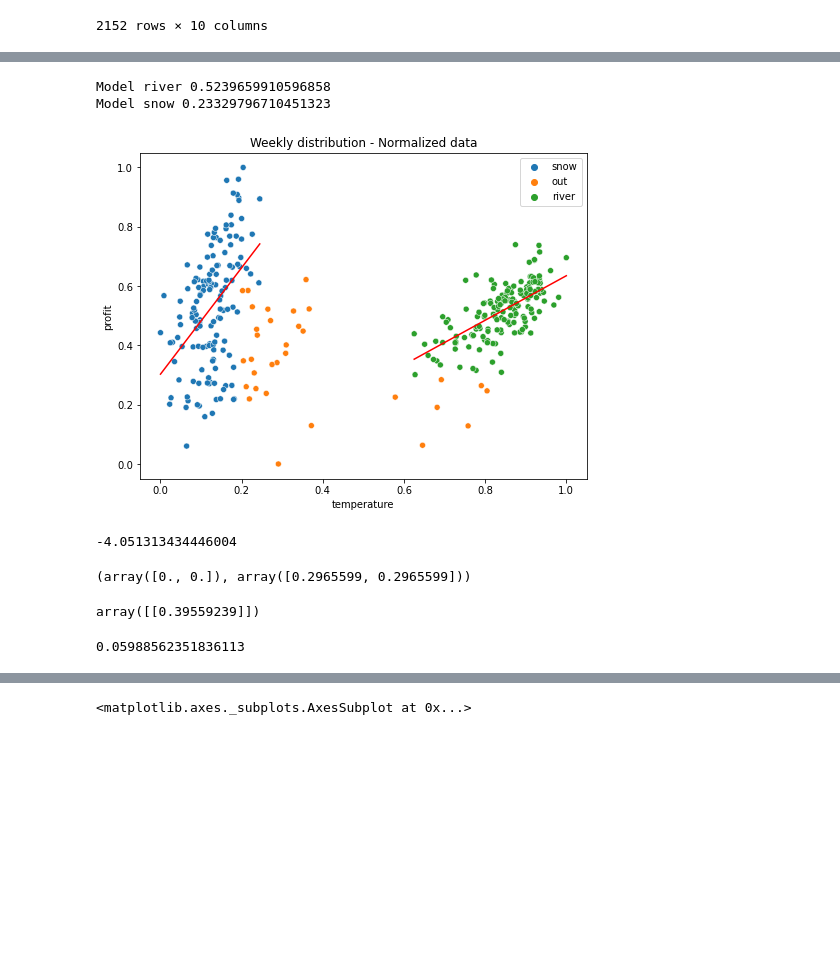
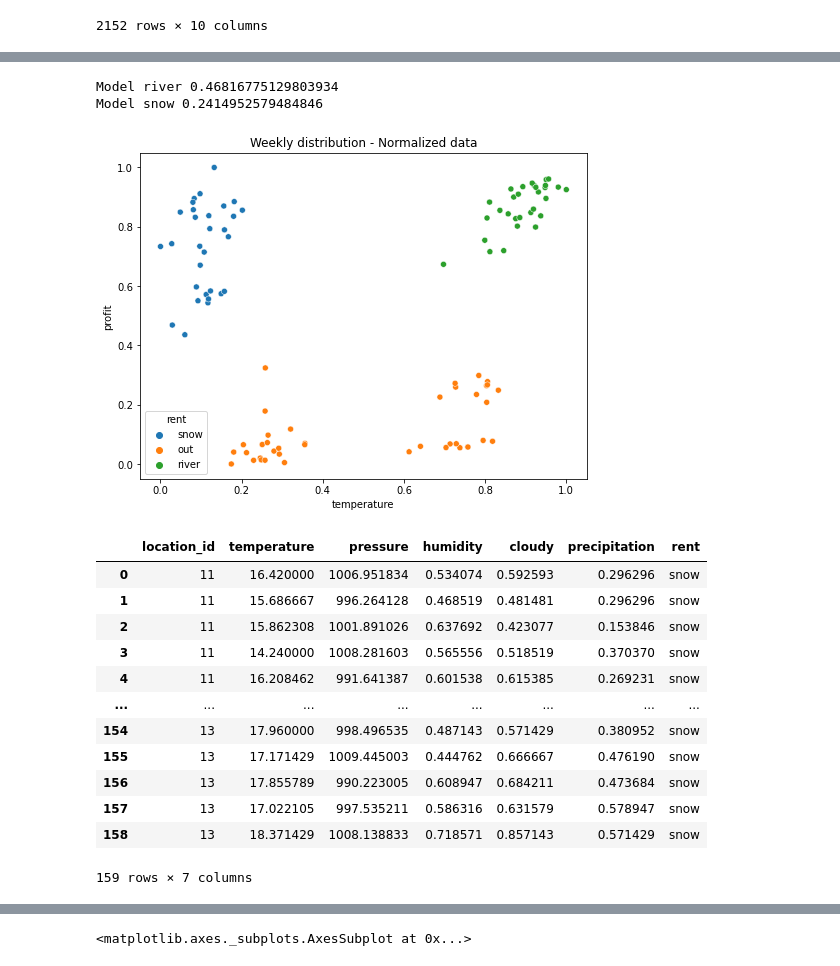
Before and after one commit to gdesousa2/intern-take-home-assessment, a Jupyter notebook: 3m_assessment_gdesousa.ipynb, the cells around one changed output, grey strips where cells are left out. Drawn from its saved outputs; the diff is of its cells as text; code cells hidden in the pictures; blank space fills up the shorter version.

```diff
--- a/3m_assessment_gdesousa.ipynb
+++ b/3m_assessment_gdesousa.ipynb
@@ -52,6 +57,9 @@ df_location = pd.read_csv(PATH+'location_data.csv')
 df_holiday = pd.read_csv(PATH+'holiday_data.csv')
 df_weather = pd.read_csv(PATH+'weather_data.csv').astype({'date':'datetime64[ns]'})
 df_weather['rent'] = df_weather['temperature'].apply(lambda x: 'snow' if x < 32 else 'river')
+df_weather['dayofyear'] = df_weather['date'].dt.dayofyear
+df_weather['weekofyear'] = df_weather['date'].dt.weekofyear
+df_weather['month'] = df_weather['date'].dt.month
 
 # Transactions dataframe
 df_transaction = []
@@ -85,19 +93,22 @@ df_profit = df_profit.dropna()
 # Normalized dataframes & remove NaN
 df_profit_norm_daily = df_profit.copy()
 df_profit_norm_daily = df_profit_norm_daily.dropna()
-df_profit_norm_daily = df_profit_norm_daily.groupby([df_profit_norm_daily['date'].dt.dayofyear, df_profit_norm_daily['location_id']], as_index=False).agg('mean')
+df_profit_norm_daily = df_profit_norm_daily.groupby([df_profit_norm_daily['date'].dt.dayofyear, df_profit_norm_daily['location_id']], as_index=False).\
+    agg({'profit':'sum','dayofyear':'mean','temperature':'mean','pressure':'mean','cloudy':'mean','precipitation':'mean','humidity':'mean','population':'mean','elevation':'mean'})
 df_profit_norm_daily['rent'] = df_profit_norm_daily['temperature'].apply(lambda x: 'snow' if x < 32 else 'river')
 df_profit_norm_daily = normalize(df_profit_norm_daily, ['profit', 'temperature', 'pressure', 'humidity', 'population', 'elevation'], norm='minmax')
 
 df_profit_norm_weekly = df_profit.copy()
 df_profit_norm_weekly = df_profit_norm_weekly.dropna()
-df_profit_norm_weekly = df_profit_norm_weekly.groupby([df_profit_norm_weekly['date'].dt.weekofyear, df_profit_norm_weekly['location_id']], as_index=False).agg('mean')
+df_profit_norm_weekly = df_profit_norm_weekly.groupby([df_profit_norm_weekly['date'].dt.weekofyear, df_profit_norm_weekly['location_id']], as_index=False).\
+    agg({'profit':'sum','weekofyear':'mean','temperature':'mean','pressure':'mean','cloudy':'mean','precipitation':'mean','humidity':'mean','population':'mean','elevation':'mean'})
 df_profit_norm_weekly['rent'] = df_profit_norm_weekly['temperature'].apply(lambda x: 'snow' if x < 32 else 'river')
 df_profit_norm_weekly = normalize(df_profit_norm_weekly, ['profit', 'temperature', 'pressure', 'humidity', 'population', 'elevation'], norm='minmax')
 
 df_profit_norm_monthly = df_profit.copy()
 df_profit_norm_monthly = df_profit_norm_monthly.dropna()
-df_profit_norm_monthly = df_profit_norm_monthly.groupby([df_profit_norm_monthly['date'].dt.month, df_profit_norm_monthly['location_id']], as_index=False).agg('mean')
+df_profit_norm_monthly = df_profit_norm_monthly.groupby([df_profit_norm_monthly['date'].dt.month, df_profit_norm_monthly['location_id']], as_index=False).\
+    agg({'profit':'sum','month':'mean','temperature':'mean','pressure':'mean','cloudy':'mean','precipitation':'mean','humidity':'mean','population':'mean','elevation':'mean'})
 df_profit_norm_monthly['rent'] = df_profit_norm_monthly['temperature'].apply(lambda x: 'snow' if x < 32 else 'river')
 df_profit_norm_monthly = normalize(df_profit_norm_monthly, ['profit', 'temperature', 'pressure', 'humidity', 'population', 'elevation'], norm='minmax')
 
@@ -273,7 +303,7 @@ h.set_title('Correlation Matrix - Weekly window', fontsize=16)
 # Profit correlation to the other variables
 df_cor = pd.DataFrame()
 for rent in ['snow', 'river']:
-    df_cor[rent] = df_profit_norm_weekly[df_profit_norm_weekly['rent']==rent].corr()['profit'].drop('profit')
+    df_cor[rent] = df_profit_norm_weekly[df_profit_norm_weekly['rent']==rent].drop('weekofyear',axis=1).corr()['profit'].drop('profit')
 df_cor.plot.bar(figsize=(8, 6))
 #df_nor[df_nor['rent']=='river'].corr()['profit'].drop('profit').plot.bar()
 plt.title('Profit correlation - Weekly window')
@@ -311,58 +317,66 @@ from sklearn.linear_model import LinearRegression
 from sklearn.model_selection import train_test_split
 
 # Remove outliners
-df = df_profit_norm_weekly.copy()
-df['rent'] = df[['rent', 'profit', 'temperature']].apply(lambda x: 'out' if (x['profit'] < 0.6) & (x['temperature'] > 0.2) & (x['rent'] == 'snow') else x['rent'], axis=1)
-df['rent'] = df[['rent', 'profit', 'temperature']].apply(lambda x: 'out' if ((x['profit'] < 0.3) or (x['temperature'] < 0.6)) & (x['rent'] == 'river') else x['rent'], axis=1)
+df = df_profit_norm_monthly.copy()
+df['rent'] = df[['rent', 'profit', 'temperature']].apply(lambda x: 'out' if (x['profit'] < 0.4) & (x['rent'] == 'snow') else x['rent'], axis=1)
+df['rent'] = df[['rent', 'profit', 'temperature']].apply(lambda x: 'out' if ((x['profit'] < 0.4) or (x['temperature'] < 0.6)) & (x['rent'] == 'river') else x['rent'], axis=1)
 
 # Plot dataframe distribution
 plt.figure(figsize=(8,6))
 s = sns.scatterplot(data=df, x='temperature', y='profit', hue='rent')
 s.set_title('Weekly distribution - Normalized data')
 
 # Train-Test data
 # Season dependent model
 # River tubing and Snow tubing
 model = []
 for rent in ['river', 'snow']:
-    #x = df.loc[df['rent']==rent,['temperature', 'pressure', 'humidity', 'cloudy', 'precipitation', 'population', 'elevation']].to_numpy()
-    x = df.loc[df['rent']==rent,['temperature']].to_numpy()
+    x = df.loc[df['rent']==rent,['temperature', 'pressure', 'humidity', 'cloudy', 'precipitation', 'population', 'elevation']].to_numpy()
+    #x = df.loc[df['rent']==rent,['temperature']].to_numpy()
     y = df.loc[df['rent']==rent,'profit'].to_numpy()
     y = y.reshape(-1, 1)
 
     # Linear model training
     xtrain, xtest, ytrain, ytest = train_test_split(x, y, test_size=0.2, random_state=42)
 
     # Model Fit + Prediction
     model.append(LinearRegression())
     model[-1].fit(xtrain, ytrain)
     #model[-1].fit(x, y)
-    ypred = (model[-1].predict(xtest))
+    ypred = model[-1].predict(xtest)
+    ypred = ypred.reshape(1,-1)[0]
     print('Model',rent,model[-1].score(xtest,ytest))
 
     # Plotting linear regression
-    line_x = np.linspace(x[:,0].min(), x[:,0].max(), 2)
+    line_x = np.linspace(x[:,0].min(), x[:,0].max(), 100)
     line_y = model[-1].intercept_[0] + model[-1].coef_[0][0]*line_x
-    sns.lineplot(x=line_x, y=line_y, linestyle='-', color='red')
+    #sns.lineplot(x=line_x, y=line_y, linestyle='-', color='red')
+    #sns.lineplot(x=xtest[:,0], y=ypred, linestyle='-', color='red')
 #plt.text(line_x[-1]*1.1, line_y[-1]*1.1, f"R^2 = {rent}", horizontalalignment='left', size='medium', color='black')
 #s.legend(labels=['Summer', 'Winter'])
+
+# Predict profit for new locations
+new_loc = [11,12,13]
+df_weather_new_loc = df_weather[df_weather['location_id'].isin(new_loc)]
+df_weather_new_loc_weekly = df_weather_new_loc.groupby([df_weather_new_loc['location_id'], df_weather_new_loc['date'].dt.weekofyear], as_index=False).agg('mean')
+df_weather_new_loc_weekly['rent'] = df_weather_new_loc_weekly['temperature'].apply(lambda x: 'snow' if x < 32 else 'river')
 # %% [output]
-Model river 0.5239659910596858
-Model snow 0.23329796710451323
+Model river 0.46816775129803934
+Model snow 0.2414952579484846
-[figure, old version]
+[figure, new version]
-# %%
-model[0].score(xtest,ytest)
-# %% [output]
--4.051313434446004
-# %%
-line_x, line_y
-# %% [output]
-(array([0., 0.]), array([0.2965599, 0.2965599]))
-# %%
-model[-1].coef_
-# %% [output]
-array([[0.39559239]])
-# %%
-model.score(xtest, ytest)
-# %% [output]
-0.05988562351836113
+# %%
+df_weather_new_loc_weekly
+# %% [output]
+|  | location_id | temperature | pressure | humidity | cloudy | precipitation | rent |
+| 0 | 11 | 16.420000 | 1006.951834 | 0.534074 | 0.592593 | 0.296296 | snow |
+| 1 | 11 | 15.686667 | 996.264128 | 0.468519 | 0.481481 | 0.296296 | snow |
+| 2 | 11 | 15.862308 | 1001.891026 | 0.637692 | 0.423077 | 0.153846 | snow |
+| 3 | 11 | 14.240000 | 1008.281603 | 0.565556 | 0.518519 | 0.370370 | snow |
+| 4 | 11 | 16.208462 | 991.641387 | 0.601538 | 0.615385 | 0.269231 | snow |
+| ... | ... | ... | ... | ... | ... | ... | ... |
+| 154 | 13 | 17.960000 | 998.496535 | 0.487143 | 0.571429 | 0.380952 | snow |
+| 155 | 13 | 17.171429 | 1009.445003 | 0.444762 | 0.666667 | 0.476190 | snow |
+| 156 | 13 | 17.855789 | 990.223005 | 0.608947 | 0.684211 | 0.473684 | snow |
+| 157 | 13 | 17.022105 | 997.535211 | 0.586316 | 0.631579 | 0.578947 | snow |
+| 158 | 13 | 18.371429 | 1008.138833 | 0.718571 | 0.857143 | 0.571429 | snow |
+159 rows × 7 columns
```
Also changed, not shown: parts of 14 cells of this notebook.
